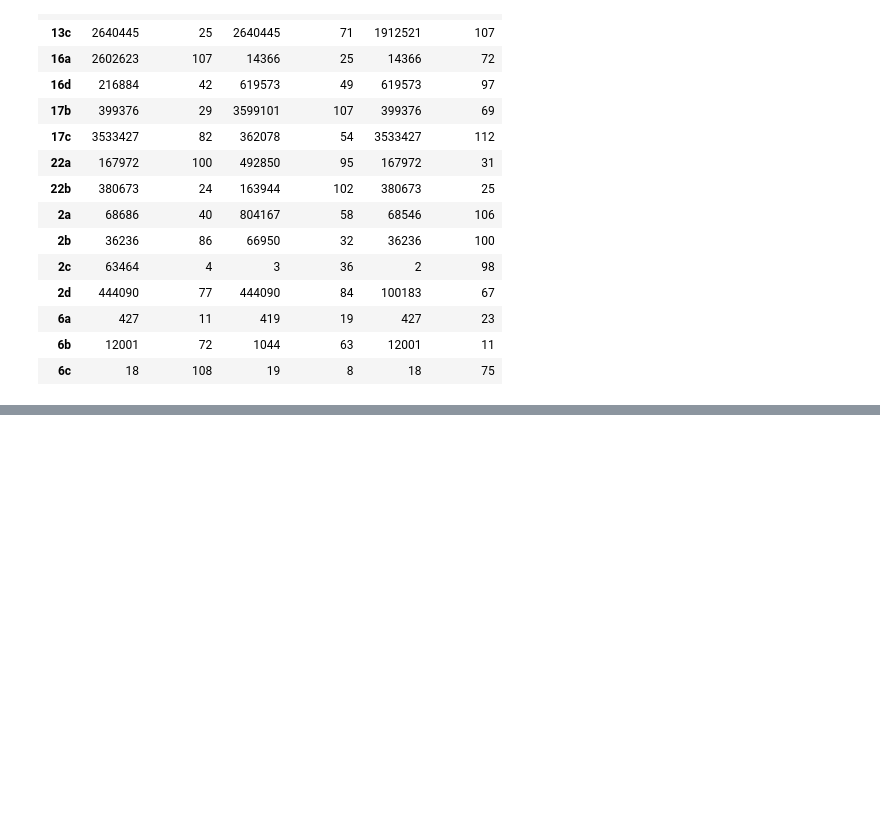
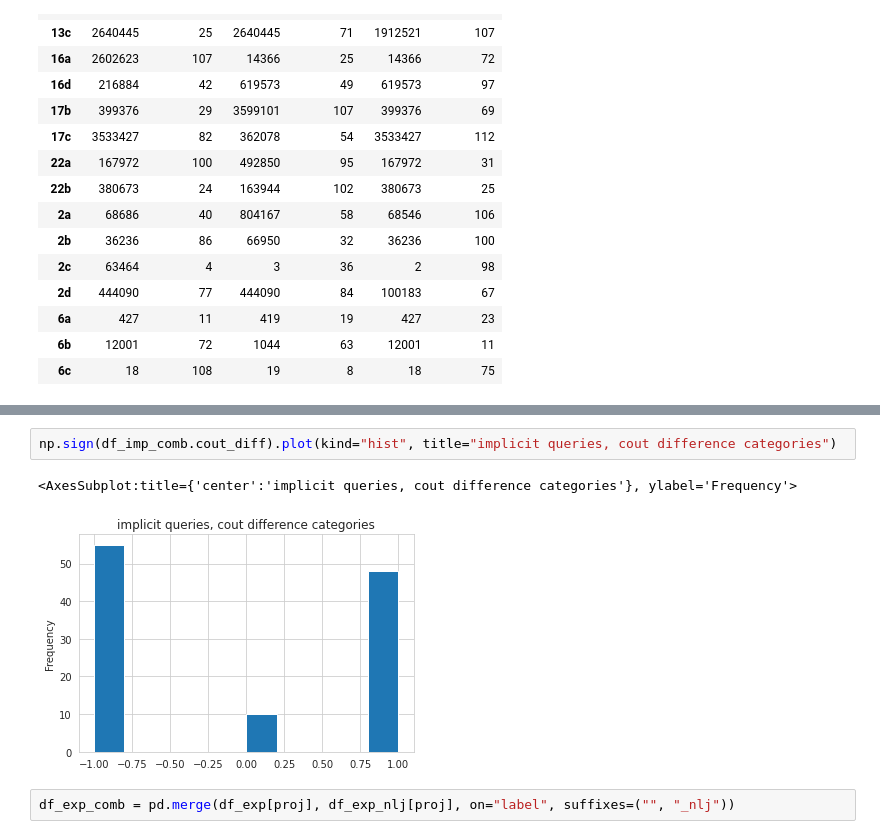
Before and after one commit to rbergm/aft, a Jupyter notebook: C_out evaluation.ipynb, the cells around one changed output, grey strips where cells are left out. Saved outputs shown, nothing was run; the diff lists cells and outputs as text; blank space fills up the shorter version.

```diff
--- a/C_out evaluation.ipynb
+++ b/C_out evaluation.ipynb
@@ -120,0 +93,7 @@ df_comb[df_comb.diff_any][cout_cols]
+# %%
+np.sign(df_imp_comb.cout_diff).plot(kind="hist", title="implicit queries, cout difference categories")
+# %% [output]
+<AxesSubplot:title={'center':'implicit queries, cout difference categories'}, ylabel='Frequency'>
+[figure, added]
+# %%
+df_exp_comb = pd.merge(df_exp[proj], df_exp_nlj[proj], on="label", suffixes=("", "_nlj"))
```
Also changed, not shown: parts of 17 cells of this notebook, 2 other files.
